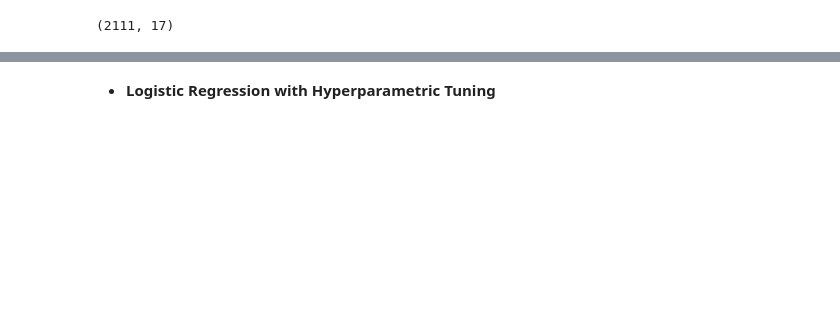
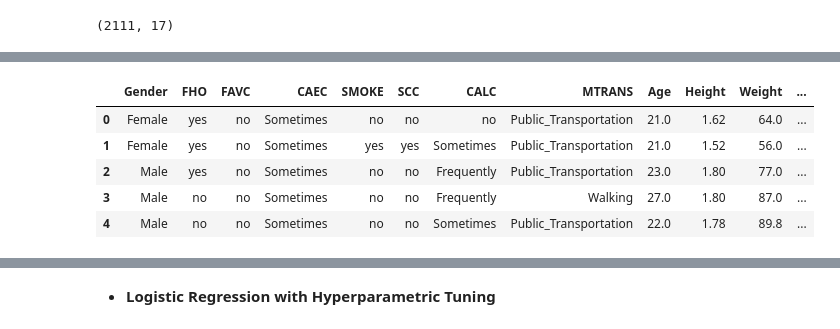
Before and after one commit to manjit-baishya-datascience/Multi-Class-Obesity-Risk-Prediction, a Jupyter notebook: obesity-risk-prediction.ipynb, the cells around one changed output, grey strips where cells are left out. Cells and saved outputs as stored; diff of their text form; code cells hidden in the pictures; blank space fills up the shorter version.

```diff
--- a/obesity-risk-prediction.ipynb
+++ b/obesity-risk-prediction.ipynb
@@ -40,6 +43,6 @@ for dirname, _, filenames in os.walk('/kaggle/input'):
 # %%
 # reading the source file
-df = pd.read_csv(src)
+df = pd.read_csv('obesity_data.csv')
 # %%
 # viewing data
 df.head()
@@ -56,0 +91,3 @@ df.shape
+# %%
+df = df[['Gender', 'family_history_with_overweight', 'FAVC', 'CAEC', 'SMOKE', 'SCC', 'CALC', 'MTRANS', 'Age', 'Height', 'Weight', 'FCVC', 'NCP', 'CH2O', 'FAF', 'TUE', 'NObeyesdad']]
+df.head()
@@ -57,3 +101,11 @@ df.shape
 # %%
 # renaming columns
-df.columns = ['Gender', 'Age', 'Height', 'Weight', 'FHO', 'FAVC', 'FCVC', 'NCP', 'CAEC', 'SMOKE', 'CH2O', 'SCC', 'FAF', 'TUE', 'CALC', 'MTRANS', 'Class']
+df.columns = ['Gender', 'FHO', 'FAVC', 'CAEC', 'SMOKE', 'SCC', 'CALC', 'MTRANS', 'Age', 'Height', 'Weight', 'FCVC', 'NCP', 'CH2O', 'FAF', 'TUE', 'Class']
+df.head()
+# %% [output]
+|  | Gender | FHO | FAVC | CAEC | SMOKE | SCC | CALC | MTRANS | Age | Height | Weight | ... |
+| 0 | Female | yes | no | Sometimes | no | no | no | Public_Transportation | 21.0 | 1.62 | 64.0 | ... |
+| 1 | Female | yes | no | Sometimes | yes | yes | Sometimes | Public_Transportation | 21.0 | 1.52 | 56.0 | ... |
+| 2 | Male | yes | no | Sometimes | no | no | Frequently | Public_Transportation | 23.0 | 1.80 | 77.0 | ... |
+| 3 | Male | no | no | Sometimes | no | no | Frequently | Walking | 27.0 | 1.80 | 87.0 | ... |
+| 4 | Male | no | no | Sometimes | no | no | Sometimes | Public_Transportation | 22.0 | 1.78 | 89.8 | ... |
```
Also changed, not shown: parts of 62 cells of this notebook, 7 other files.
